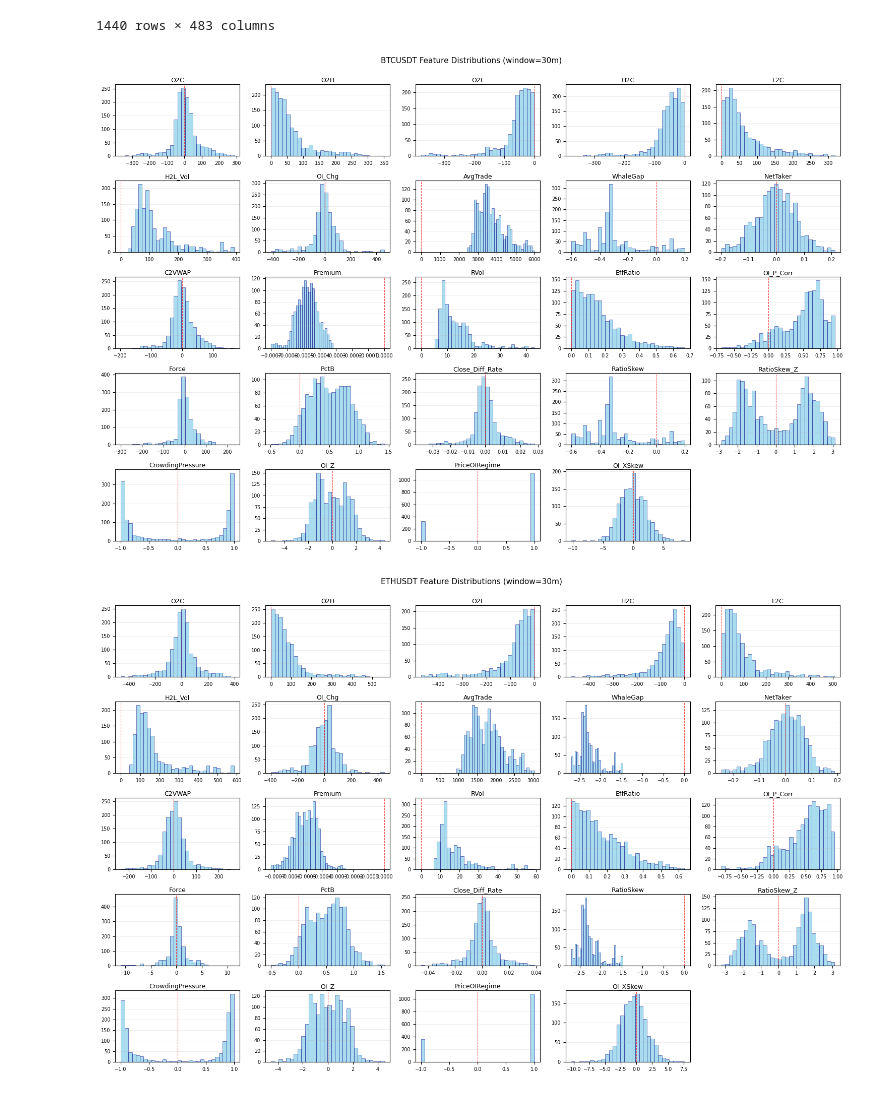
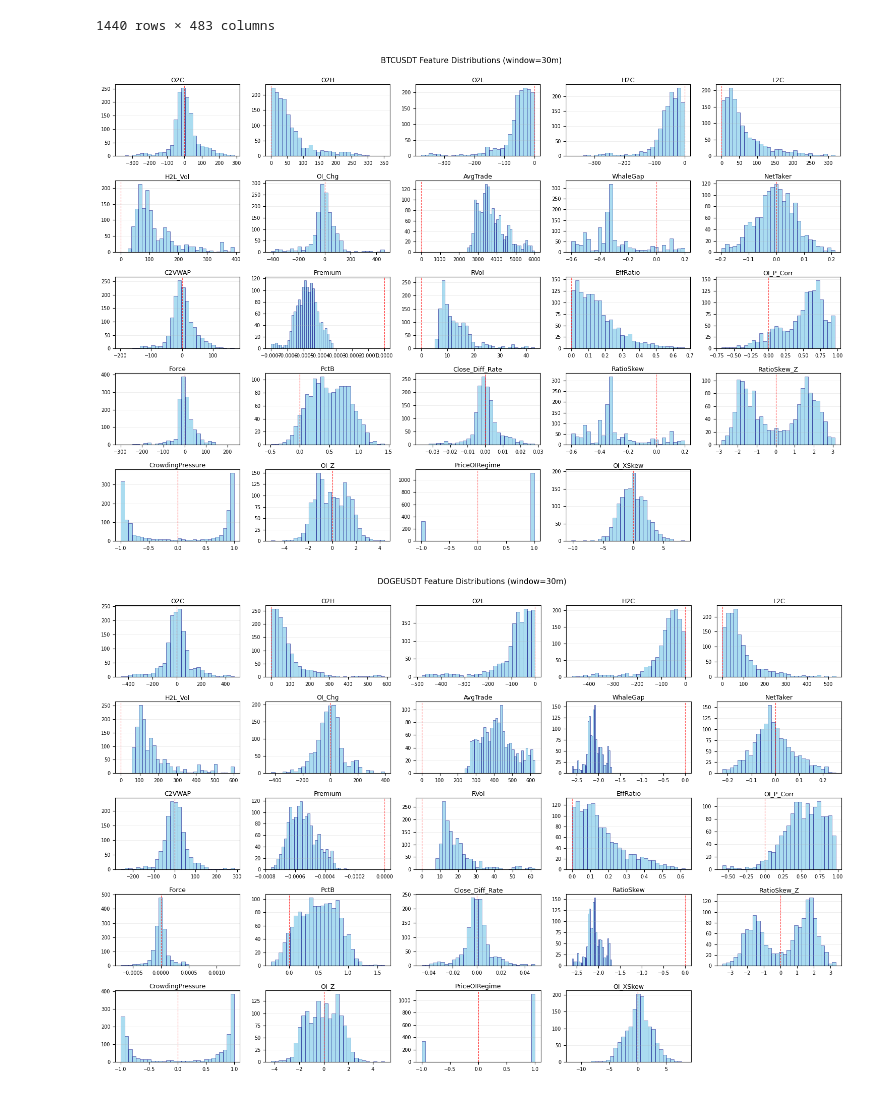
Before and after one commit to devilmaier/25_fall_deeplearning, a Jupyter notebook: visualization_and_y_generater.ipynb, the cells around one changed output. Drawn from its saved outputs; the diff is of its cells as text; code cells hidden in the pictures.

```diff
--- a/visualization_and_y_generater.ipynb
+++ b/visualization_and_y_generater.ipynb
@@ -1273,32 +1273,32 @@ def plot_x_histograms_grid(symbol: str, feature_list: list, window: int = 30, bi
         axes[i].set_title(feat, fontsize=9, pad=3)
         axes[i].tick_params(labelsize=7)
         axes[i].grid(axis='y', alpha=0.3, linewidth=0.5)
 
     # Hide unused subplots
     for i in range(n_features, len(axes)):
         axes[i].axis('off')
 
     fig.suptitle(f'{symbol} Feature Distributions (window={window}m)', fontsize=11, y=0.995)
     plt.tight_layout()
     plt.show()
 
 # Example usage: Plot histogram for BTCUSDT and ETHUSDT
 window = 30
 feature_xs =[
   "O2C", "O2H", "O2L", "H2C", "L2C",
   "H2L_Vol", "OI_Chg", "AvgTrade", "WhaleGap", "NetTaker", "C2VWAP", "Premium",
   # added classical/technical factors
   "RVol", "EffRatio", "OI_P_Corr", "Force", "PctB",
 
   "Close_Diff_Rate", "RatioSkew", "RatioSkew_Z", "CrowdingPressure", "OI_Z", "PriceOIRegime", "OI_XSkew"]
 
 # Option 1: Individual compact plots (one at a time)
 # for feature_x in feature_xs:
 #     plot_x_histogram('BTCUSDT', x_column=f'x_{window}m_{feature_x}', bins=50)
 
 # Option 2: Grid layout (RECOMMENDED - shows all features at once)
 plot_x_histograms_grid('BTCUSDT', feature_xs, window=window, bins=30, cols=5)
-plot_x_histograms_grid('ETHUSDT', feature_xs, window=window, bins=30, cols=5)
+plot_x_histograms_grid('DOGEUSDT', feature_xs, window=window, bins=30, cols=5)
 # %% [output]
 [figure]
-[figure, old version]
+[figure, new version]
```
Also changed, not shown: 8 other files.
